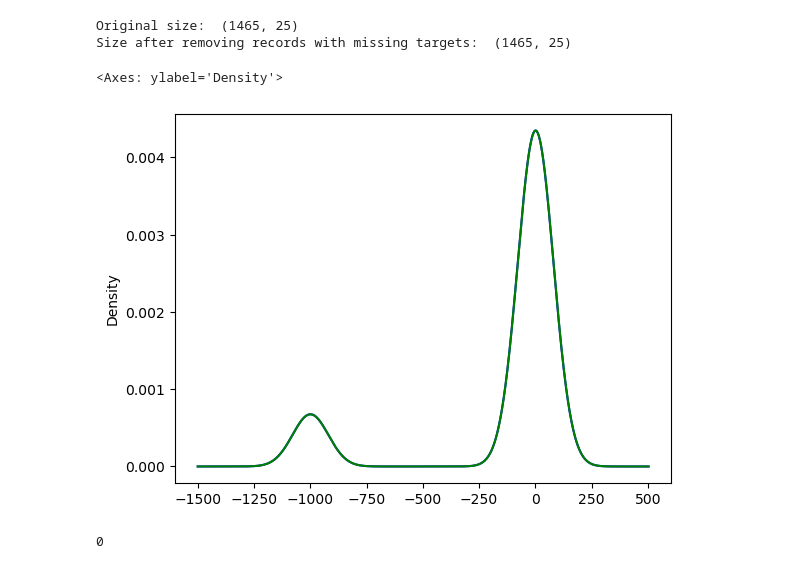
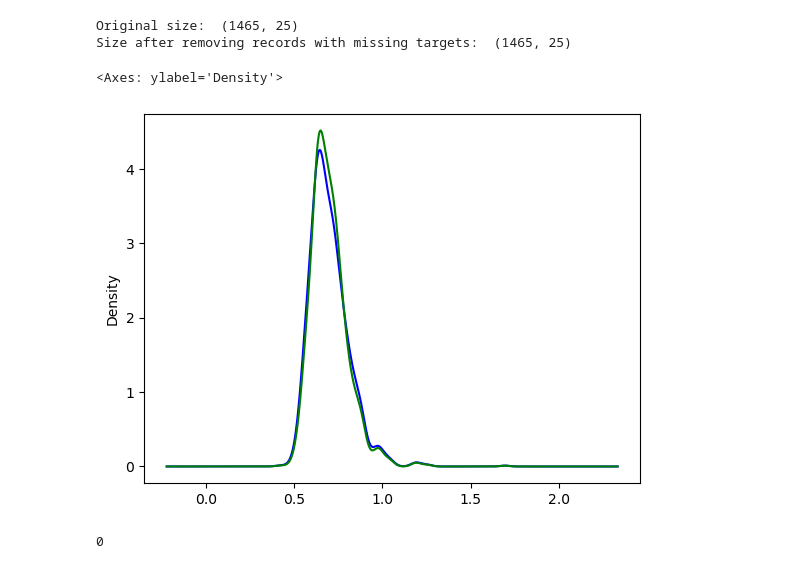
Before and after one commit to kayvinsoo7/HAALSI_work, a Jupyter notebook: mdscan-master/Autostrat.ipynb, the cells around one changed output. Saved outputs shown, nothing was run; the diff lists cells and outputs as text; code cells hidden in the pictures.

```diff
--- a/mdscan-master/Autostrat.ipynb
+++ b/mdscan-master/Autostrat.ipynb
@@ -88,38 +88,42 @@ print('Size after removing records with missing targets: ', dff.shape)
 # %% [output]
 Original size:  (1465, 25)
 Size after removing records with missing targets:  (1465, 25)
+# %%
+dff1 = dff.replace([-999, -222, -111, 999], np.nan).copy()
 # %%
 from sklearn.linear_model import BayesianRidge
 from sklearn.experimental import enable_iterative_imputer
 from sklearn.impute import IterativeImputer
 import matplotlib.pyplot as plt
 imputer_bayes = IterativeImputer(
     estimator=BayesianRidge(),
     max_iter=10,
     random_state=42)
 
 # let's create a MICE imputer using Bayes as estimator
 
 imputer = IterativeImputer(
     estimator=BayesianRidge(), # the estimator to predict the NA
     initial_strategy='mean', # how will NA be imputed in step 1
     max_iter=10, # number of cycles
     imputation_order='ascending', # the order in which to impute the variables
     n_nearest_features=None, # whether to limit the number of predictors
     skip_complete=True, # whether to ignore variables without NA
     random_state=0,
 )
-imputer.fit(dff)
-train_t = imputer.transform(dff)
+imputer.fit(dff1)
+train_t = imputer.transform(dff1)
 # train_x = imputer.transform(data.iloc[:,2:])
-treated = pd.DataFrame(train_t, columns=dff.columns)
-treated = treated.apply(np.ceil)
+treated = pd.DataFrame(train_t, columns=dff1.columns)
+# treated = treated.apply(np.ceil)
+treated.loc[:,['highest_level_of_education_qc','occupation_qc','smoking_status_c_qc']]\
+      = treated.loc[:,['highest_level_of_education_qc','occupation_qc','smoking_status_c_qc']].apply(np.ceil)
 
 fig = plt.figure()
 ax = fig.add_subplot(111)
-dff['cimt_mean_max'].plot(kind='kde', ax=ax, color='blue')
+dff1['cimt_mean_max'].plot(kind='kde', ax=ax, color='blue')
 treated['cimt_mean_max'].plot(kind='kde', ax=ax, color='green')
 # %% [output]
 <Axes: ylabel='Density'>
-[figure, old version]
+[figure, new version]
 # %%
```
Also changed, not shown: parts of 7 cells of this notebook.
